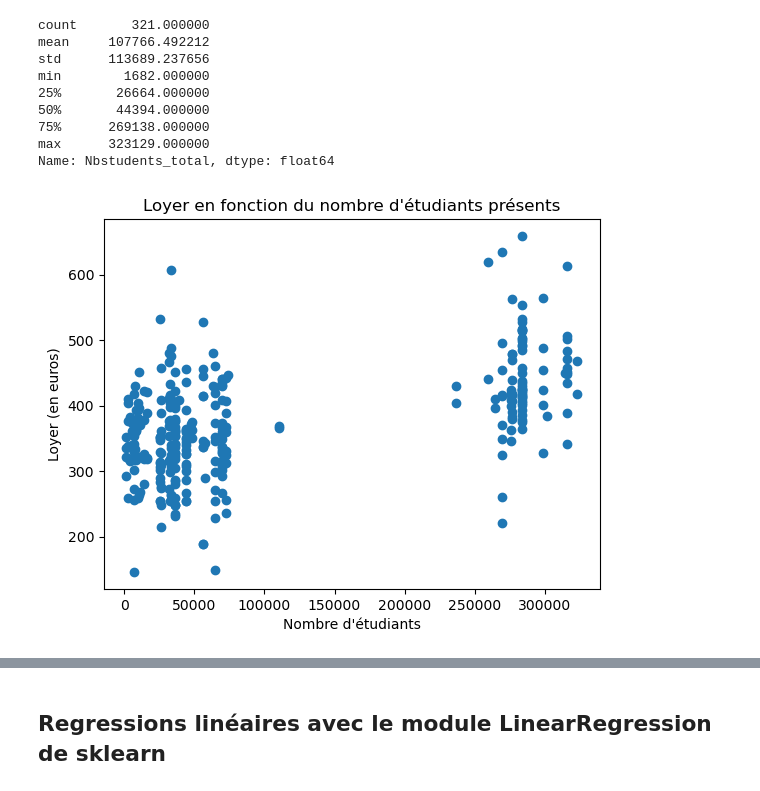
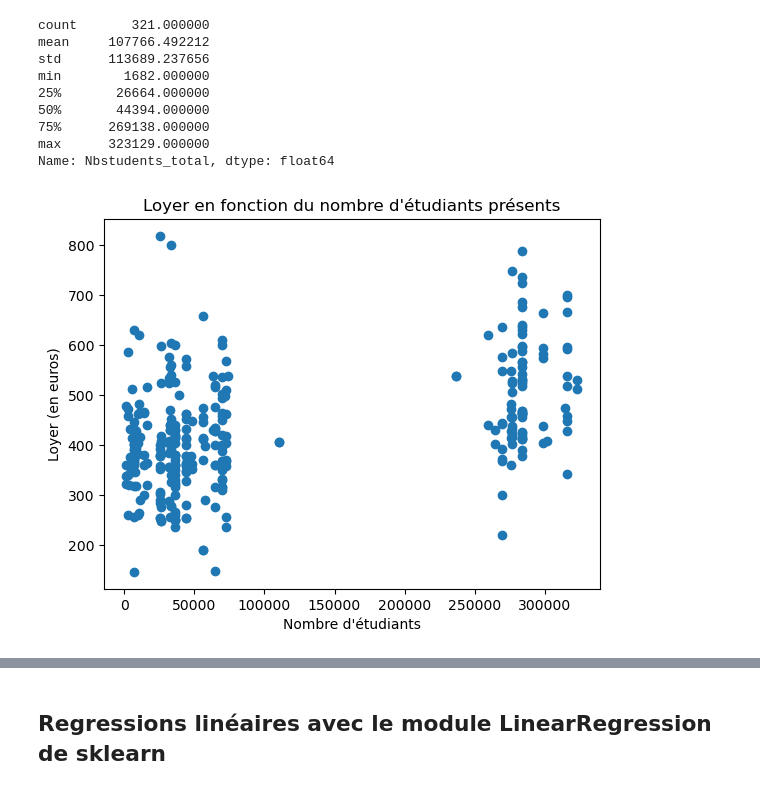
Before and after one commit to Simgnt/La-loi-du-Crous, a Jupyter notebook: Regressions.ipynb, the cells around one changed output, grey strips where cells are left out. Drawn from its saved outputs; the diff is of its cells as text; code cells hidden in the pictures.

```diff
--- a/Regressions.ipynb
+++ b/Regressions.ipynb
@@ -632,11 +746,11 @@ max      323129.000000
 Name: Nbstudents_total, dtype: float64
 # %%
 #on regarde le nombre d'étudiants payant un certain loyer
-plt.scatter(df_students['Nbstudents_total'], df_students['Mean Loyer'])
+plt.scatter(df_students['Nbstudents_total'], df_students['Max Loyer'])
 plt.title("Loyer en fonction du nombre d'étudiants présents")
 plt.xlabel("Nombre d'étudiants")
 plt.ylabel('Loyer (en euros)')
 plt.show()
 # %% [output]
-[figure, old version]
+[figure, new version]
 # %%
```
Also changed, not shown: parts of 49 cells of this notebook.
